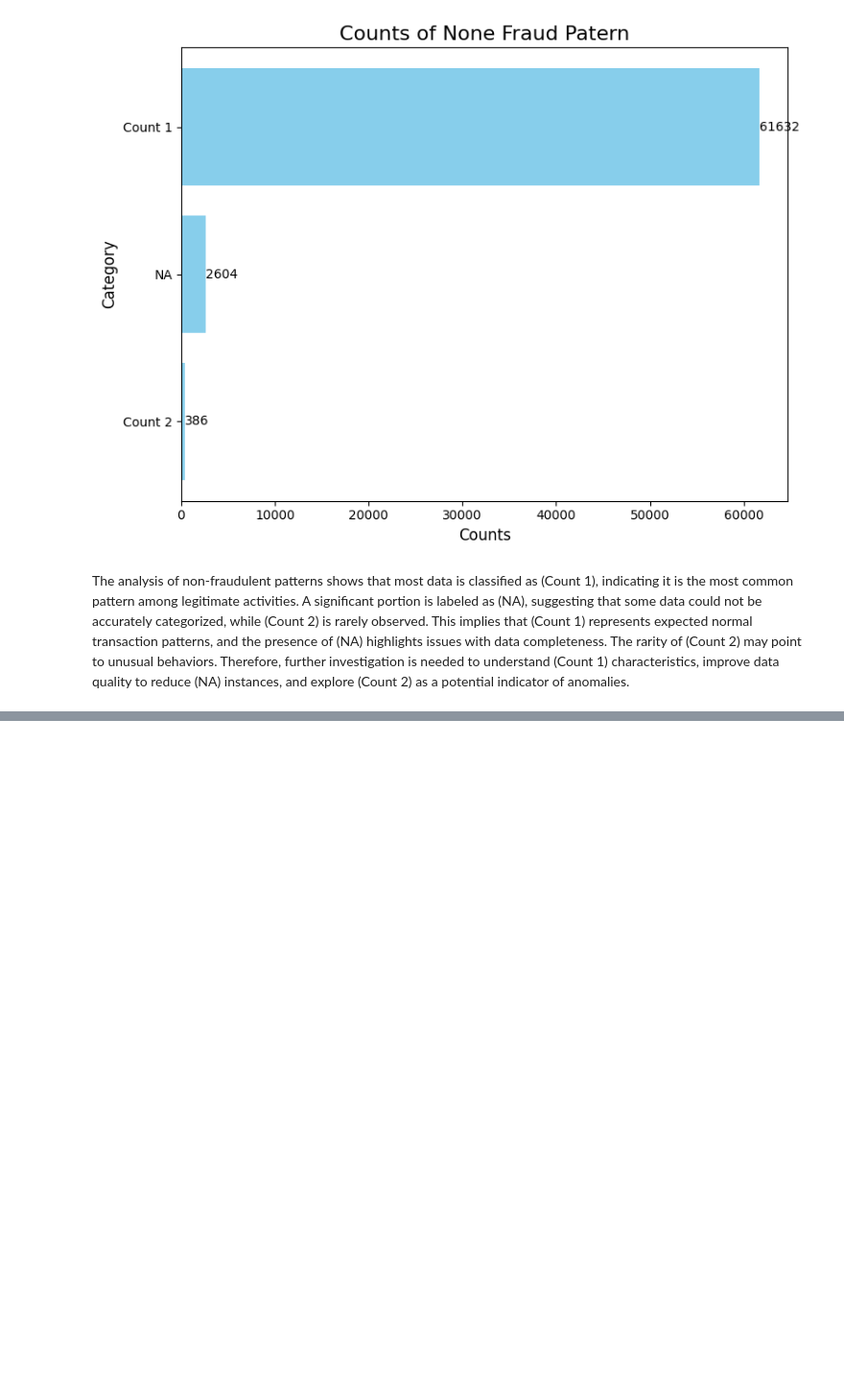
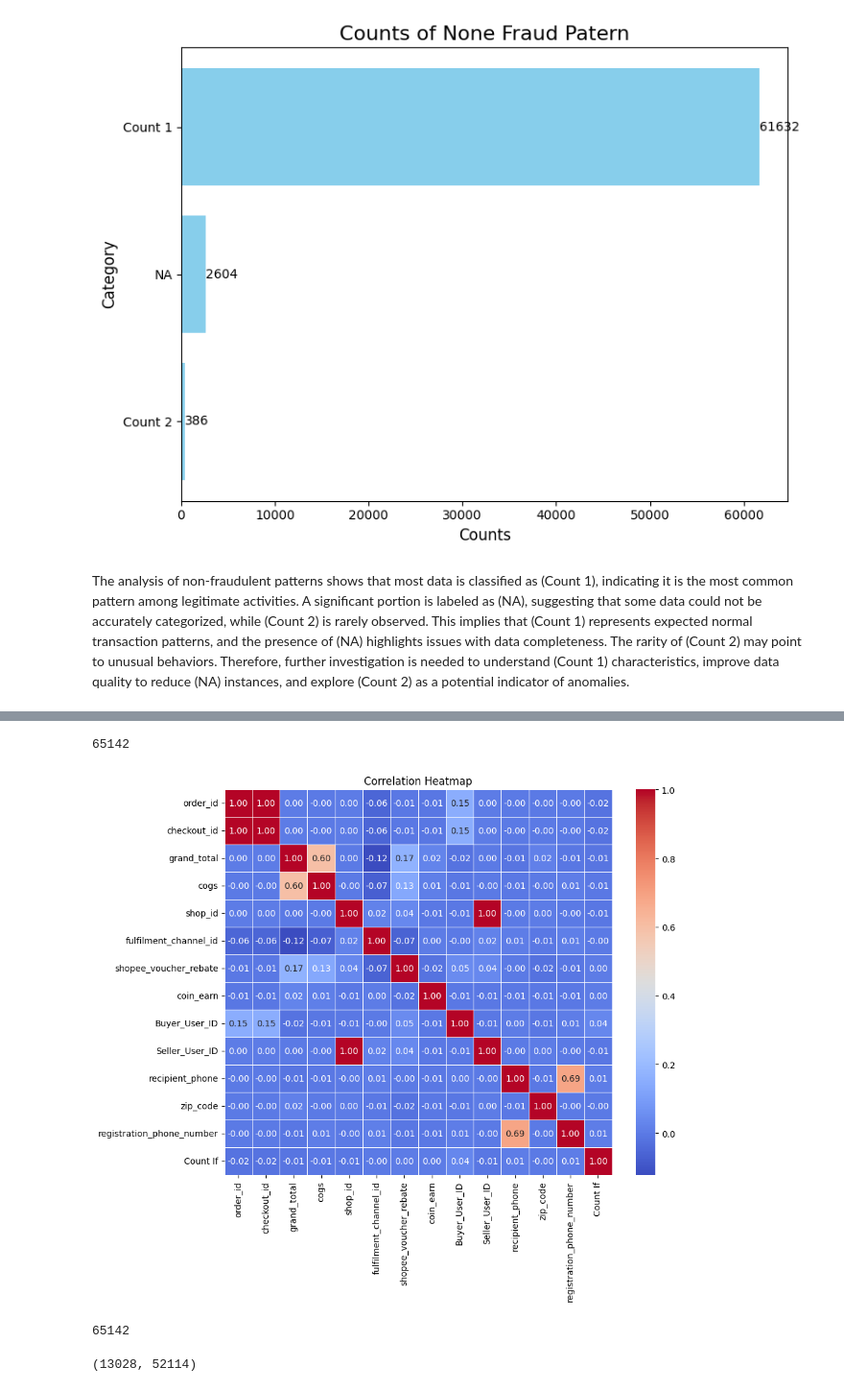
Before and after one commit to dimasrepo/DCD, a Jupyter notebook: Github/Python/Fraud.ipynb, the cells around one changed output, grey strips where cells are left out. Shown at 96% size. Cells and saved outputs as stored; diff of their text form; code cells hidden in the pictures; blank space fills up the shorter version.

```diff
--- a/Github/Python/Fraud.ipynb
+++ b/Github/Python/Fraud.ipynb
@@ -473,3 +397,6 @@ data.drop(columns=['seller_latitude', 'seller_longitude', 'buyer_longitude', 'bu
+# %%
+data.select_dtypes('number').corr()
+corr_matrix = data.select_dtypes(include='number').corr()
 # %% [markdown]
 ## B2.4. Masking Data
 # %%
@@ -755,0 +702,23 @@ The analysis of non-fraudulent patterns shows that most data is classified as (C
+# %%
+len(data)
+# %% [output]
+65142
+# %%
+plt.figure(figsize=(10, 8))
+sns.heatmap(corr_matrix, annot=True, cmap='coolwarm', fmt='.2f', linewidths=0.5)
+plt.title('Correlation Heatmap')
+plt.show()
+# %% [output]
+[figure, added]
+# %%
+n = len(data)
+
+n_test = int(n * 0.2)
+n_train = n - n_test
+n
+# %% [output]
+65142
+# %%
+n_test, n_train
+# %% [output]
+(13028, 52114)
```
Also changed, not shown: parts of 15 cells of this notebook, 3 other files.
